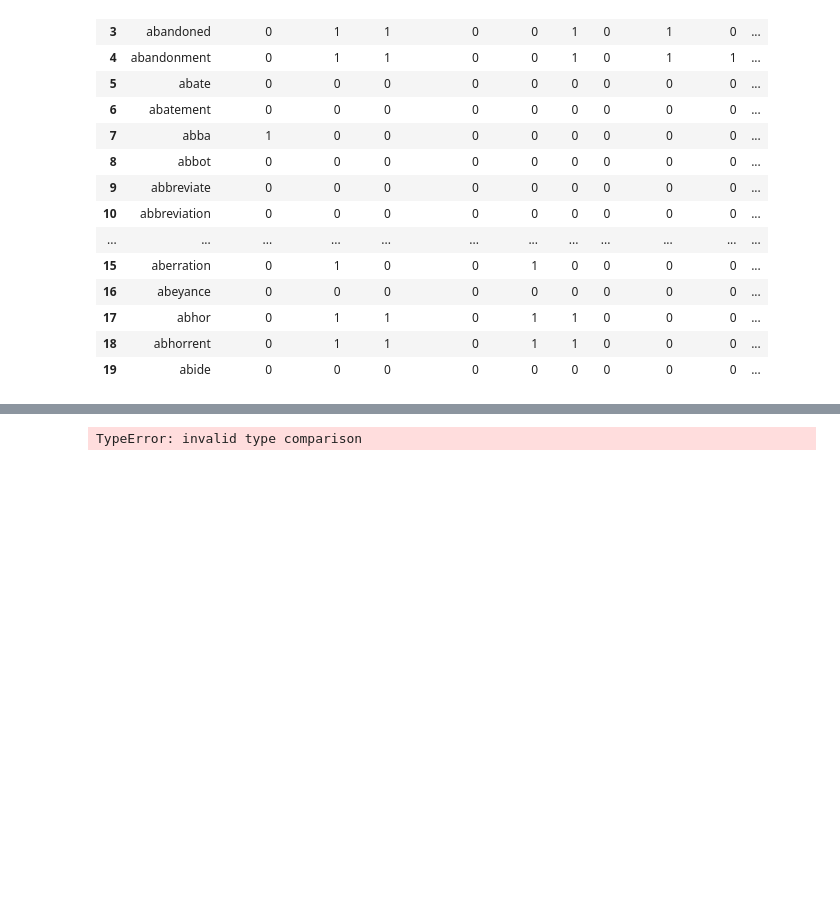
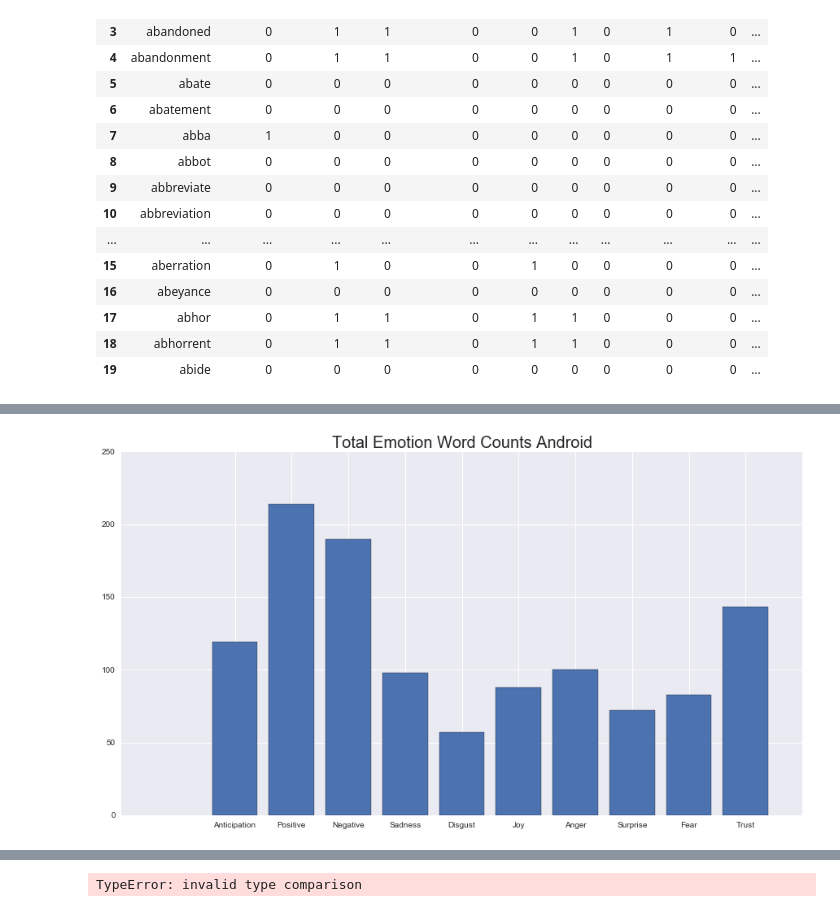
Before and after one commit to nickcdryan/Practice, a Jupyter notebook: trump_analysis/tweet_analysis.ipynb, the cells around one changed output, grey strips where cells are left out. Saved outputs shown, nothing was run; the diff lists cells and outputs as text; code cells hidden in the pictures; blank space fills up the shorter version.

```diff
--- a/trump_analysis/tweet_analysis.ipynb
+++ b/trump_analysis/tweet_analysis.ipynb
@@ -240,0 +336,13 @@ emotion_lexicon[1:20]
+# %%
+emotion_sums_android = dict()
+for key in affects:
+    emotion_sums_android[key] = sum(dt[key][dt['source']=='Android'])
+
+plt.figure(figsize=(15,8))
+plt.title('Total Emotion Word Counts Android', fontsize = 20)
+plt.bar(range(len(emotion_sums_android)), emotion_sums_android.values(), align='center', )
+plt.xticks(range(len(emotion_sums_android)), emotion_sums_android.keys())
+
+plt.show()
+# %% [output]
+[figure, added]
```
Also changed, not shown: parts of 28 cells of this notebook.
